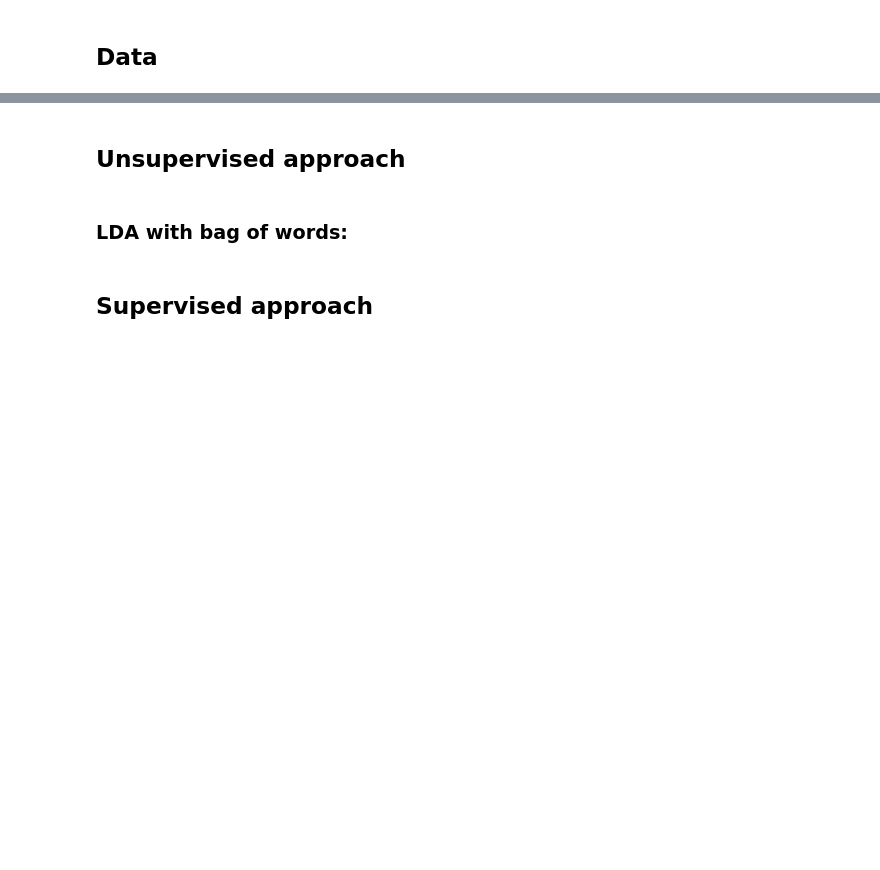
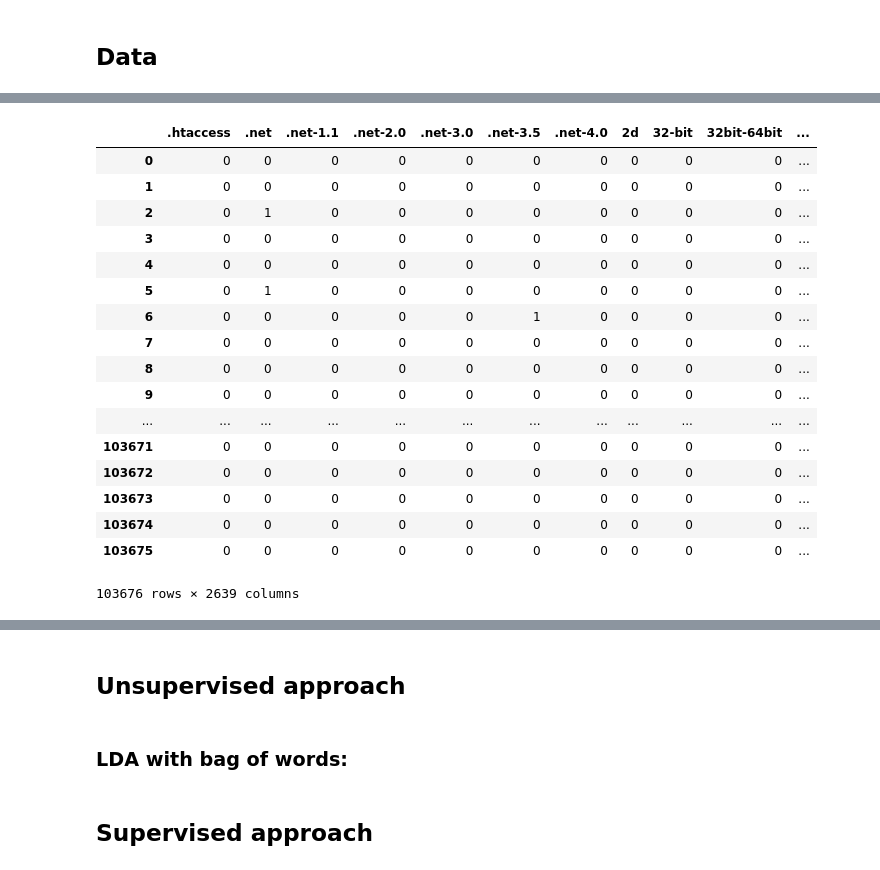
Before and after one commit to amcharek/OCP6, a Jupyter notebook: Modélisation.ipynb, the cells around one changed output, grey strips where cells are left out. Cells and saved outputs as stored; diff of their text form; code cells hidden in the pictures; blank space fills up the shorter version.

```diff
--- a/Modélisation.ipynb
+++ b/Modélisation.ipynb
@@ -92,0 +114,35 @@ df
+# %%
+X_C = scipy.sparse.load_npz('C:/Users/ayoub/OCP6 Data//X_C.npz')
+X_T = scipy.sparse.load_npz('C:/Users/ayoub/OCP6 Data//X_T.npz')
+Y_C = scipy.sparse.load_npz('C:/Users/ayoub/OCP6 Data//Y_C.npz')
+Y_T = scipy.sparse.load_npz('C:/Users/ayoub/OCP6 Data//Y_T.npz')
+# %%
+with open("C:/Users/ayoub/OCP6 Data/X_C_columns.txt", "rb") as fp:
+    X_C_columns = pickle.load(fp)
+with open("C:/Users/ayoub/OCP6 Data/X_T_columns.txt", "rb") as fp:
+    X_T_columns = pickle.load(fp)
+with open("C:/Users/ayoub/OCP6 Data/Y_C_columns.txt", "rb") as fp:
+    Y_C_columns = pickle.load(fp)
+with open("C:/Users/ayoub/OCP6 Data/Y_T_columns.txt", "rb") as fp:
+    Y_T_columns = pickle.load(fp)
+# %%
+pd.DataFrame(Y_C.toarray(), columns = Y_C_columns)
+# %% [output]
+|  | .htaccess | .net | .net-1.1 | .net-2.0 | .net-3.0 | .net-3.5 | .net-4.0 | 2d | 32-bit | 32bit-64bit | ... |
+| 0 | 0 | 0 | 0 | 0 | 0 | 0 | 0 | 0 | 0 | 0 | ... |
+| 1 | 0 | 0 | 0 | 0 | 0 | 0 | 0 | 0 | 0 | 0 | ... |
+| 2 | 0 | 1 | 0 | 0 | 0 | 0 | 0 | 0 | 0 | 0 | ... |
+| 3 | 0 | 0 | 0 | 0 | 0 | 0 | 0 | 0 | 0 | 0 | ... |
+| 4 | 0 | 0 | 0 | 0 | 0 | 0 | 0 | 0 | 0 | 0 | ... |
+| 5 | 0 | 1 | 0 | 0 | 0 | 0 | 0 | 0 | 0 | 0 | ... |
+| 6 | 0 | 0 | 0 | 0 | 0 | 1 | 0 | 0 | 0 | 0 | ... |
+| 7 | 0 | 0 | 0 | 0 | 0 | 0 | 0 | 0 | 0 | 0 | ... |
+| 8 | 0 | 0 | 0 | 0 | 0 | 0 | 0 | 0 | 0 | 0 | ... |
+| 9 | 0 | 0 | 0 | 0 | 0 | 0 | 0 | 0 | 0 | 0 | ... |
+| ... | ... | ... | ... | ... | ... | ... | ... | ... | ... | ... | ... |
+| 103671 | 0 | 0 | 0 | 0 | 0 | 0 | 0 | 0 | 0 | 0 | ... |
+| 103672 | 0 | 0 | 0 | 0 | 0 | 0 | 0 | 0 | 0 | 0 | ... |
+| 103673 | 0 | 0 | 0 | 0 | 0 | 0 | 0 | 0 | 0 | 0 | ... |
+| 103674 | 0 | 0 | 0 | 0 | 0 | 0 | 0 | 0 | 0 | 0 | ... |
+| 103675 | 0 | 0 | 0 | 0 | 0 | 0 | 0 | 0 | 0 | 0 | ... |
+103676 rows × 2639 columns
```
Also changed, not shown: parts of 24 cells of this notebook.
